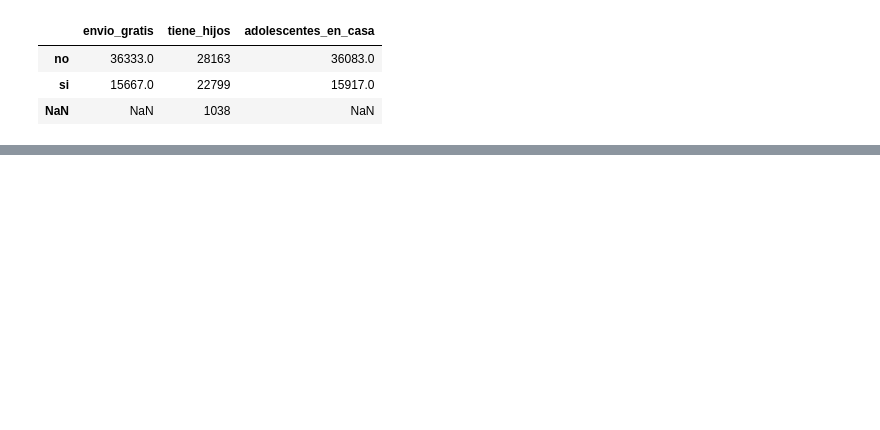
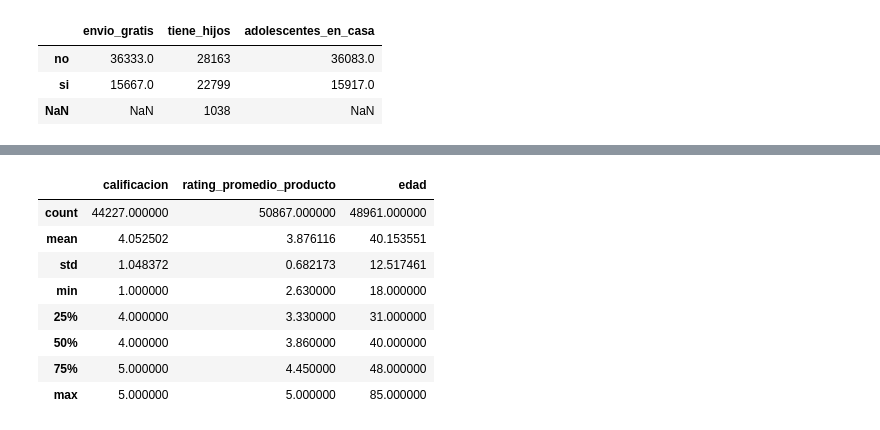
Before and after one commit to FM-Luque/4.DataProyect_Proyecto_Final, a Jupyter notebook: notebooks/02_limpieza_transformacion.ipynb, the cells around one changed output, grey strips where cells are left out. Cells and saved outputs as stored; diff of their text form; code cells hidden in the pictures; blank space fills up the shorter version.

```diff
--- a/notebooks/02_limpieza_transformacion.ipynb
+++ b/notebooks/02_limpieza_transformacion.ipynb
@@ -449,0 +539,15 @@ val_unicos_mod
+# %%
+col_numericas = ["calificacion", "rating_promedio_producto", "edad"]
+# %%
+col_num_desc = df[col_numericas]
+col_num_desc.describe()
+# %% [output]
+|  | calificacion | rating_promedio_producto | edad |
+| count | 44227.000000 | 50867.000000 | 48961.000000 |
+| mean | 4.052502 | 3.876116 | 40.153551 |
+| std | 1.048372 | 0.682173 | 12.517461 |
+| min | 1.000000 | 2.630000 | 18.000000 |
+| 25% | 4.000000 | 3.330000 | 31.000000 |
+| 50% | 4.000000 | 3.860000 | 40.000000 |
+| 75% | 5.000000 | 4.450000 | 48.000000 |
+| max | 5.000000 | 5.000000 | 85.000000 |
```
Also changed, not shown: parts of 49 cells of this notebook.
